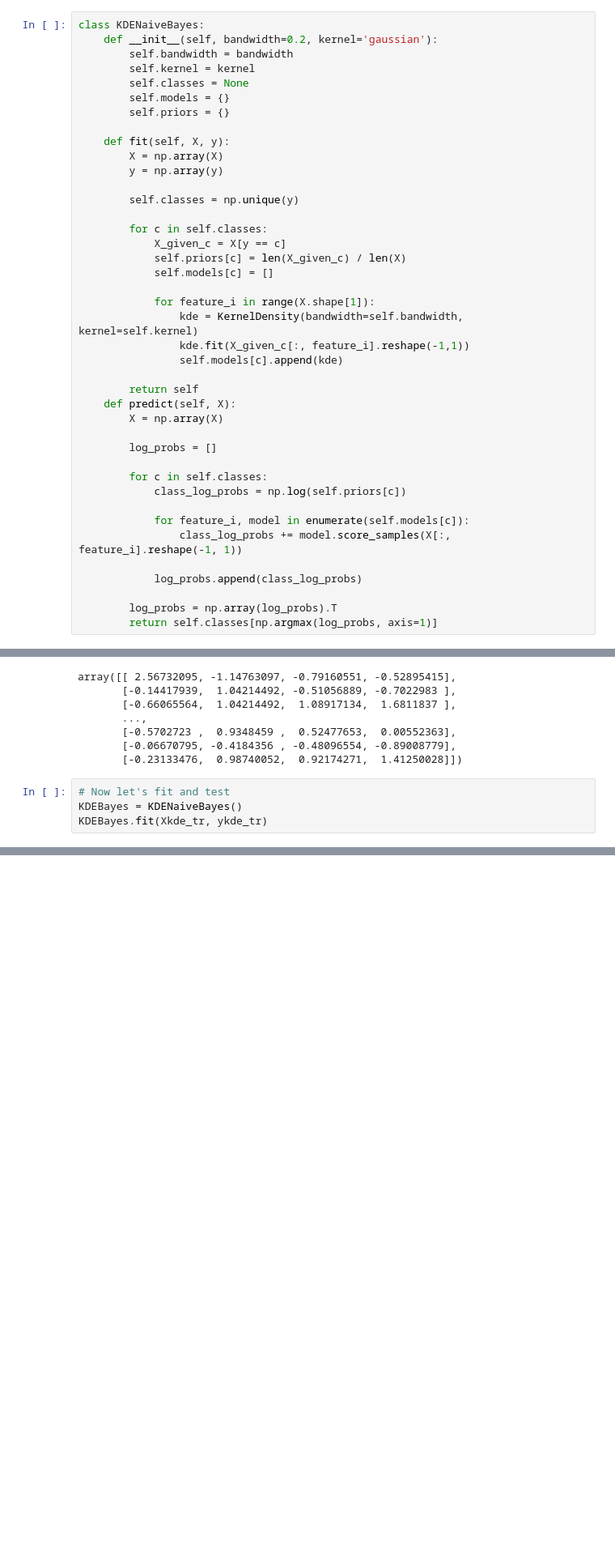
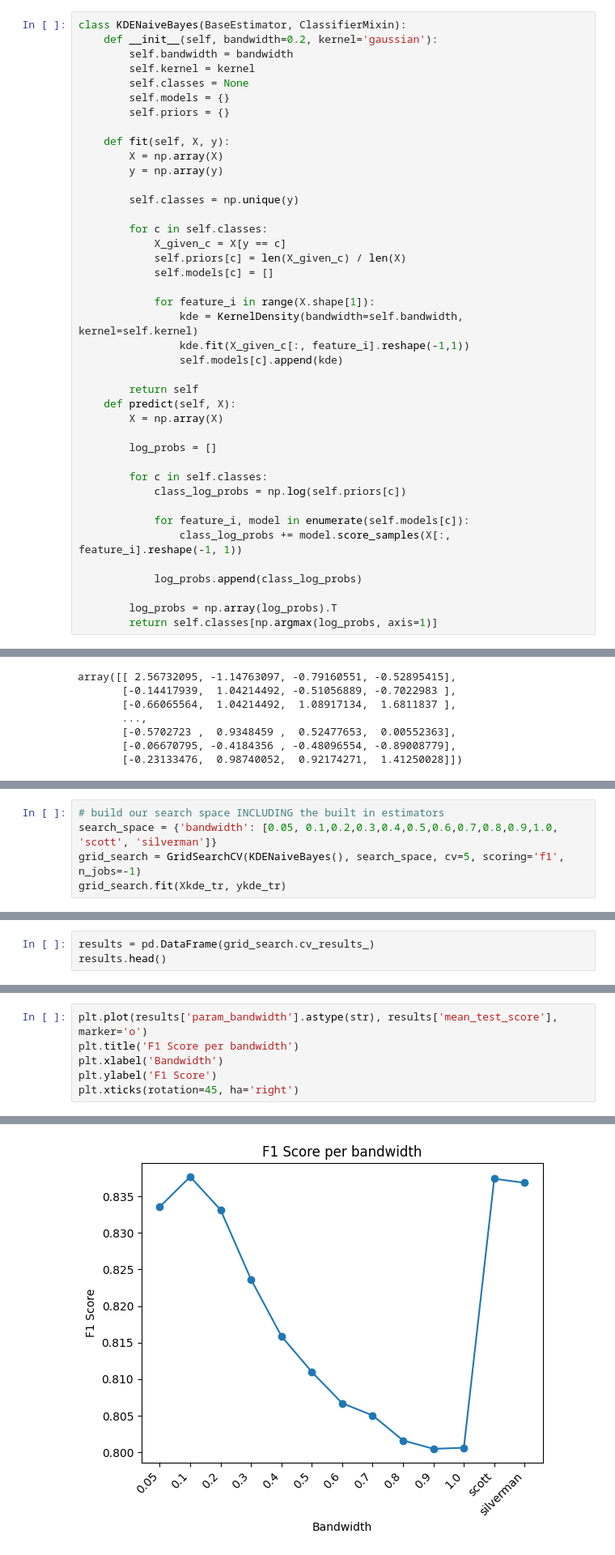
Before and after one commit to Kyan42/cs178-project, a Jupyter notebook: models/naive_bayes.ipynb, the cells around one changed output, grey strips where cells are left out. Shown at 81% size. Cells and saved outputs as stored; diff of their text form; blank space fills up the shorter version.

Commit message:
Updated naive bayes notebook to include CV on the bandwidth of our KDE

```diff
--- a/models/naive_bayes.ipynb
+++ b/models/naive_bayes.ipynb
@@ -286,7 +289,7 @@ These graphs use KDEs to estimate the distribution of the data, and they look ve
 
 Unfortunately scikit-learn does not have this estimator built in, so I'll have to make it myself. Fortunately, they do have a KernelDensity function which can create these densities for me.
 # %%
-class KDENaiveBayes:
+class KDENaiveBayes(BaseEstimator, ClassifierMixin):
     def __init__(self, bandwidth=0.2, kernel='gaussian'):
         self.bandwidth = bandwidth
         self.kernel = kernel
@@ -355,7 +358,3 @@ array([[ 2.56732095, -1.14763097, -0.79160551, -0.52895415],
        [-0.5702723 ,  0.9348459 ,  0.52477653,  0.00552363],
        [-0.06670795, -0.4184356 , -0.48096554, -0.89008779],
        [-0.23133476,  0.98740052,  0.92174271,  1.41250028]])
-# %%
-# Now let's fit and test
-KDEBayes = KDENaiveBayes()
-KDEBayes.fit(Xkde_tr, ykde_tr)
@@ -385,0 +371,5 @@ weighted avg       0.90      0.90      0.90      2188
+# %%
+# build our search space INCLUDING the built in estimators
+search_space = {'bandwidth': [0.05, 0.1,0.2,0.3,0.4,0.5,0.6,0.7,0.8,0.9,1.0, 'scott', 'silverman']}
+grid_search = GridSearchCV(KDENaiveBayes(), search_space, cv=5, scoring='f1', n_jobs=-1)
+grid_search.fit(Xkde_tr, ykde_tr)
@@ -385,0 +381,3 @@ weighted avg       0.90      0.90      0.90      2188
+# %%
+results = pd.DataFrame(grid_search.cv_results_)
+results.head()
@@ -385,0 +391,7 @@ weighted avg       0.90      0.90      0.90      2188
+# %%
+plt.plot(results['param_bandwidth'].astype(str), results['mean_test_score'], marker='o')
+plt.title('F1 Score per bandwidth')
+plt.xlabel('Bandwidth')
+plt.ylabel('F1 Score')
+plt.xticks(rotation=45, ha='right')
+# %% [output]
@@ -385,0 +412 @@ weighted avg       0.90      0.90      0.90      2188
+[figure, added]
```
Also changed, not shown: parts of 15 cells of this notebook.
